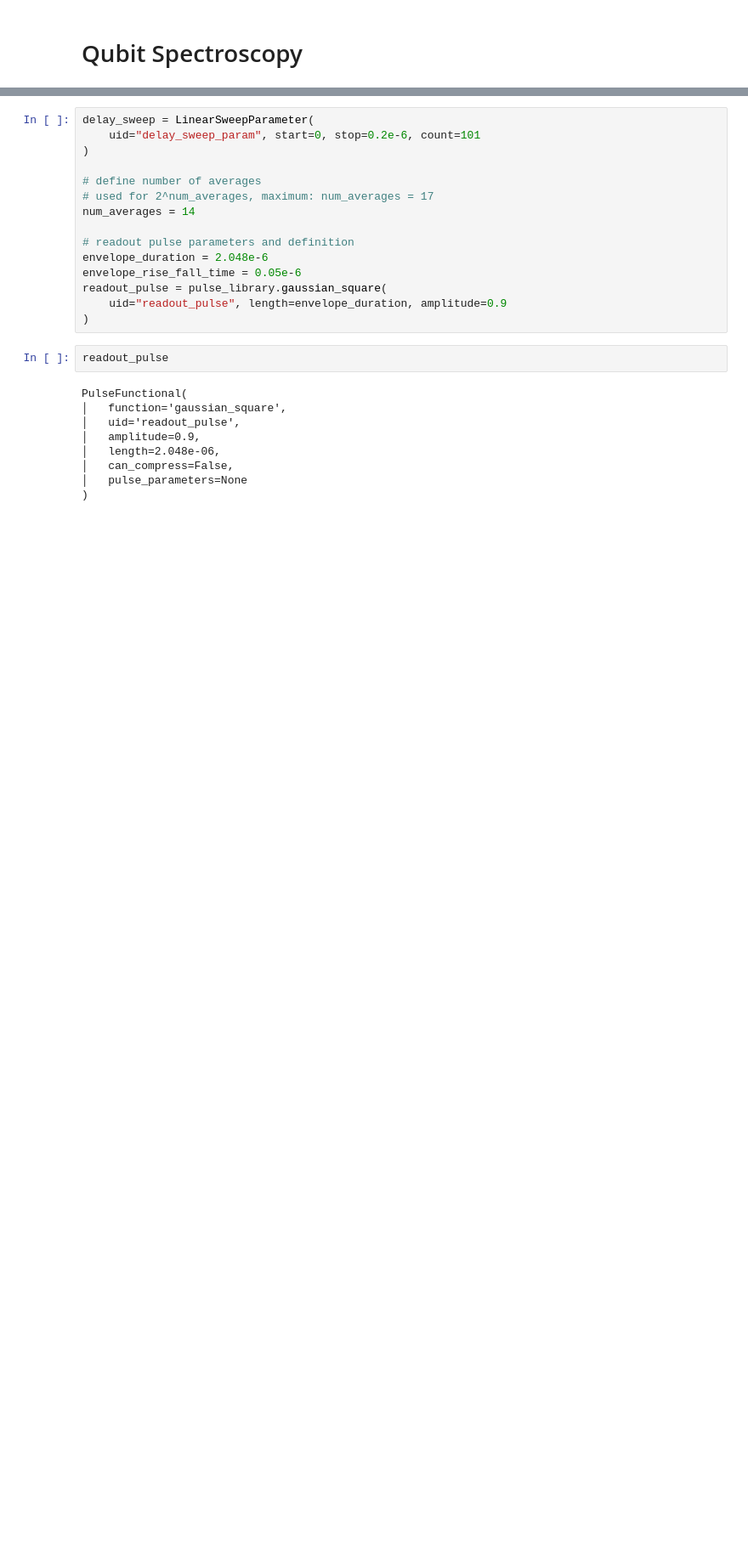
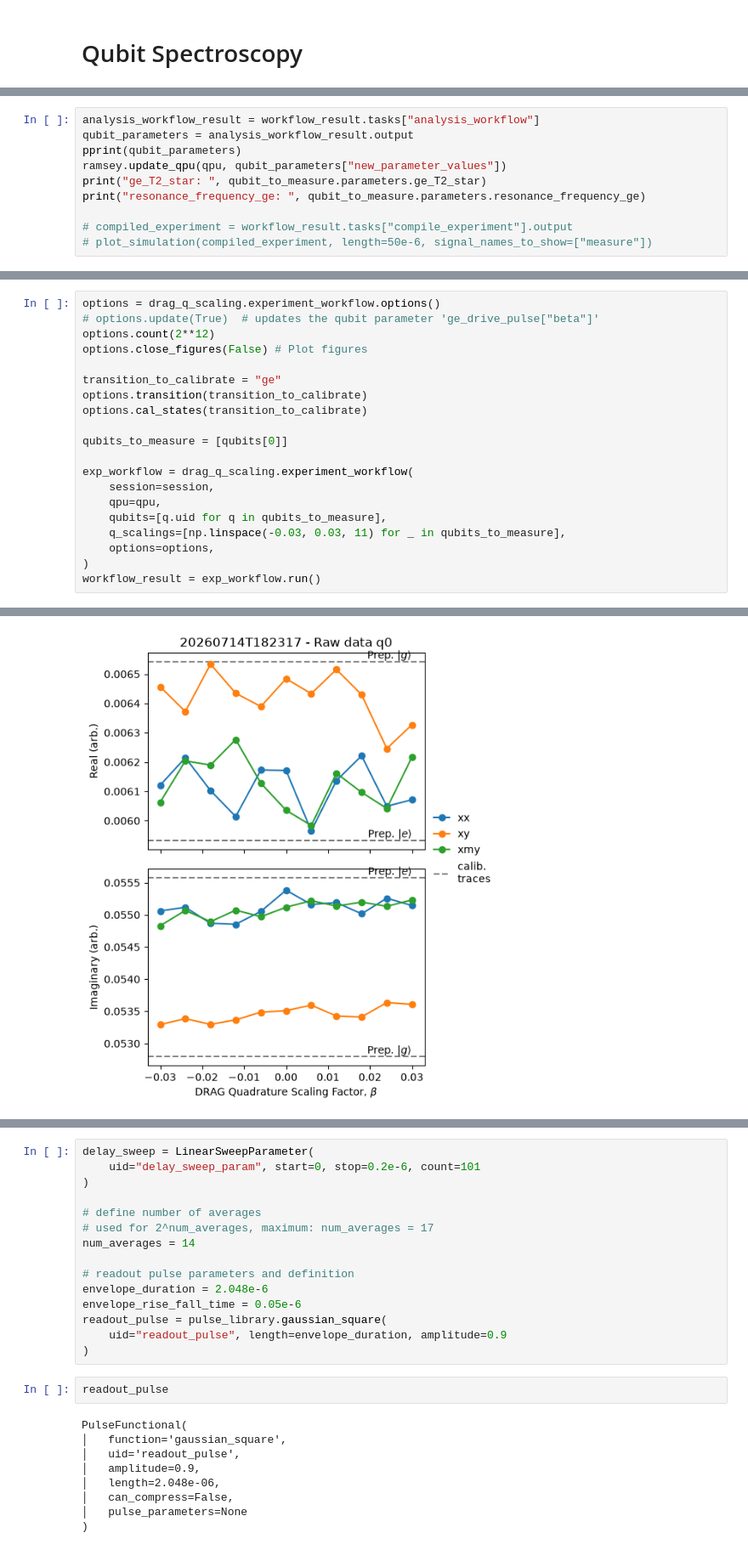
Before and after one commit to Balrog-Q/superconducting-qubit-thermometry, a Jupyter notebook: Untitled.ipynb, the cells around one changed output, grey strips where cells are left out. Shown at 85% size. Saved outputs shown, nothing was run; the diff lists cells and outputs as text; blank space fills up the shorter version.

```diff
--- a/Untitled.ipynb
+++ b/Untitled.ipynb
@@ -336,0 +481,10 @@ workflow_result = exp_workflow.run()
+# %%
+analysis_workflow_result = workflow_result.tasks["analysis_workflow"]
+qubit_parameters = analysis_workflow_result.output
+pprint(qubit_parameters)
+ramsey.update_qpu(qpu, qubit_parameters["new_parameter_values"])
+print("ge_T2_star: ", qubit_to_measure.parameters.ge_T2_star)
+print("resonance_frequency_ge: ", qubit_to_measure.parameters.resonance_frequency_ge)
+
+# compiled_experiment = workflow_result.tasks["compile_experiment"].output
+# plot_simulation(compiled_experiment, length=50e-6, signal_names_to_show=["measure"])
@@ -336,0 +500,21 @@ workflow_result = exp_workflow.run()
+# %%
+options = drag_q_scaling.experiment_workflow.options()
+# options.update(True)  # updates the qubit parameter 'ge_drive_pulse["beta"]'
+options.count(2**12)
+options.close_figures(False) # Plot figures
+
+transition_to_calibrate = "ge"
+options.transition(transition_to_calibrate)
+options.cal_states(transition_to_calibrate)
+
+qubits_to_measure = [qubits[0]]
+
+exp_workflow = drag_q_scaling.experiment_workflow(
+    session=session,
+    qpu=qpu,
+    qubits=[q.uid for q in qubits_to_measure],
+    q_scalings=[np.linspace(-0.03, 0.03, 11) for _ in qubits_to_measure],
+    options=options,
+)
+workflow_result = exp_workflow.run()
+# %% [output]
@@ -336,0 +538 @@ workflow_result = exp_workflow.run()
+[figure, added]
```
Also changed, not shown: parts of 35 cells of this notebook, 1 other file.
